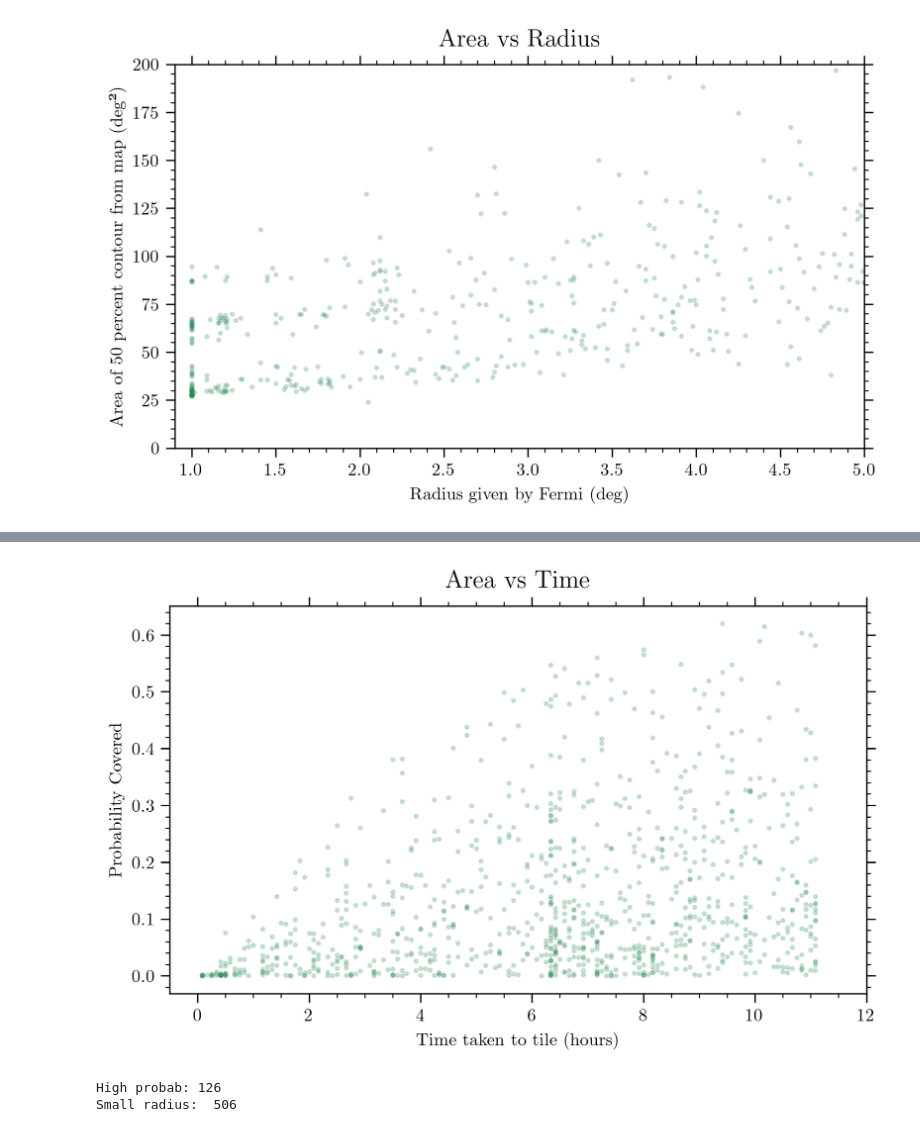
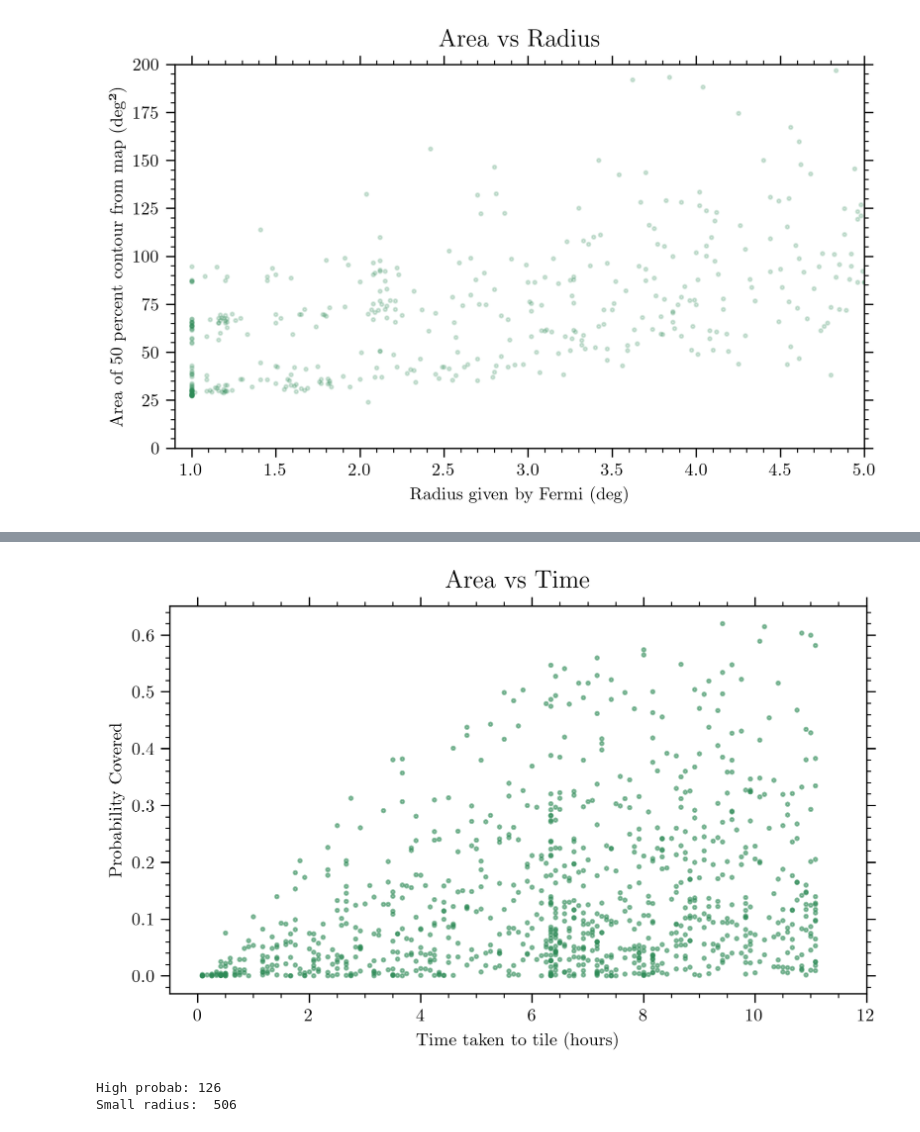
Before and after one commit to ravioli1369/fermi_grbs, a Jupyter notebook: stats.ipynb, the cells around one changed output, grey strips where cells are left out. Cells and saved outputs as stored; diff of their text form; code cells hidden in the pictures.

```diff
--- a/stats.ipynb
+++ b/stats.ipynb
@@ -115,13 +115,15 @@ radius = radius[radius<30]
 probs = probs[np.argsort(radius)]
 healpix = healpix[np.argsort(radius)]
 radius = radius[np.argsort(radius)]
-area = []
-times = []
+area, times, dates = [], [], []
 for heal in healpix:
+    date = datetime.strptime(heal.split("_")[3][2:8], "%y%m%d")
     file = "/home/ravioli/astro/git/fermi_grbs/data/"+heal
     covragefile = "/home/ravioli/astro/git/fermi_grbs/data/"+heal+"_scheduled.csv"
     times.append(len(pd.DataFrame(pd.read_csv(covragefile)))*5)
     area.append(get_loc_size(file, frac=0.5))
+    dates.append(date)
+dates = np.array(dates)
 area = np.array(area)
 times = np.array(times)
 # %%
@@ -169,14 +182,14 @@ plt.show()
 # %%
 plt.figure(figsize=(7,4), dpi=300)
-plt.scatter(times/60, probs, s=4, color='seagreen', alpha=0.2)
+plt.scatter(times/60, probs, s=4, color='seagreen', alpha=0.5)
 plt.xlabel("Time taken to tile (hours)")
 plt.ylabel("Probability Covered")
 plt.title("Area vs Time", fontsize=14, pad=10)
 # plt.ylim(0,200)
 plt.xlim(-0.5,12)
 plt.show()
 # %% [output]
-[figure, old version]
+[figure, new version]
 # %%
 print("High probab:", np.sum(probs > 0.3))
 print("Small radius: ", np.sum(radius < 6))
```
Also changed, not shown: parts of 6 cells of this notebook.
